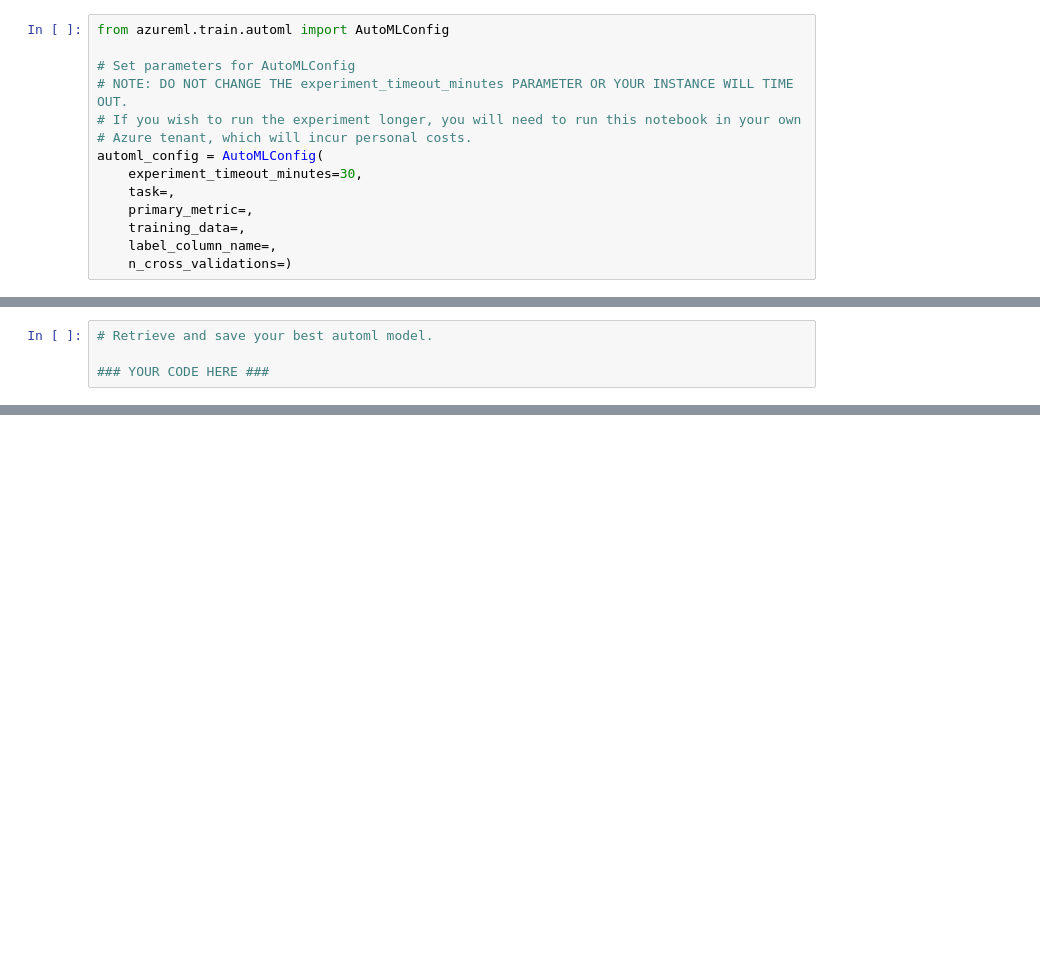
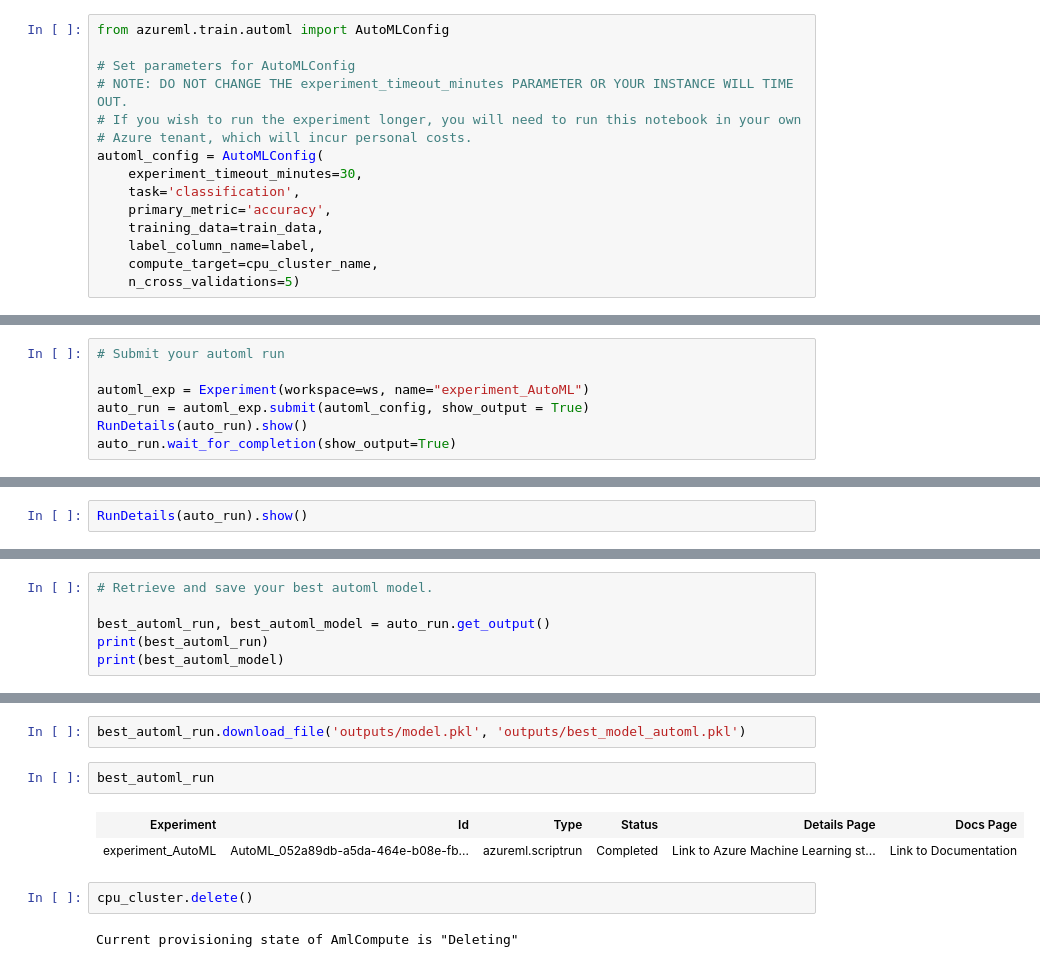
Before and after one commit to HarryMechatron/Optimising-ML-pipeline-in-Azure, a Jupyter notebook: udacity-project.ipynb, the cells around one changed output, grey strips where cells are left out. Drawn from its saved outputs; the diff is of its cells as text; blank space fills up the shorter version.

```diff
--- a/udacity-project.ipynb
+++ b/udacity-project.ipynb
@@ -99,8 +230,9 @@ from azureml.train.automl import AutoMLConfig
 # Azure tenant, which will incur personal costs.
 automl_config = AutoMLConfig(
     experiment_timeout_minutes=30,
-    task=,
-    primary_metric=,
-    training_data=,
-    label_column_name=,
-    n_cross_validations=)
+    task='classification',
+    primary_metric='accuracy',
+    training_data=train_data,
+    label_column_name=label,
+    compute_target=cpu_cluster_name,
+    n_cross_validations=5)
@@ -110,0 +239,7 @@ automl_config = AutoMLConfig(
+# %%
+# Submit your automl run
+
+automl_exp = Experiment(workspace=ws, name="experiment_AutoML")
+auto_run = automl_exp.submit(automl_config, show_output = True)
+RunDetails(auto_run).show()
+auto_run.wait_for_completion(show_output=True)
@@ -110,0 +299,2 @@ automl_config = AutoMLConfig(
+# %%
+RunDetails(auto_run).show()
@@ -111,4 +303,6 @@ automl_config = AutoMLConfig(
 # %%
 # Retrieve and save your best automl model.
 
-### YOUR CODE HERE ###
+best_automl_run, best_automl_model = auto_run.get_output()
+print(best_automl_run)
+print(best_automl_model)
@@ -114,0 +360,11 @@ automl_config = AutoMLConfig(
+# %%
+best_automl_run.download_file('outputs/model.pkl', 'outputs/best_model_automl.pkl')
+# %%
+best_automl_run
+# %% [output]
+| Experiment | Id | Type | Status | Details Page | Docs Page |
+| experiment_AutoML | AutoML_052a89db-a5da-464e-b08e-fb... | azureml.scriptrun | Completed | Link to Azure Machine Learning st... | Link to Documentation |
+# %%
+cpu_cluster.delete()
+# %% [output]
+Current provisioning state of AmlCompute is "Deleting"
```
Also changed, not shown: parts of 25 cells of this notebook, 1 other file.
